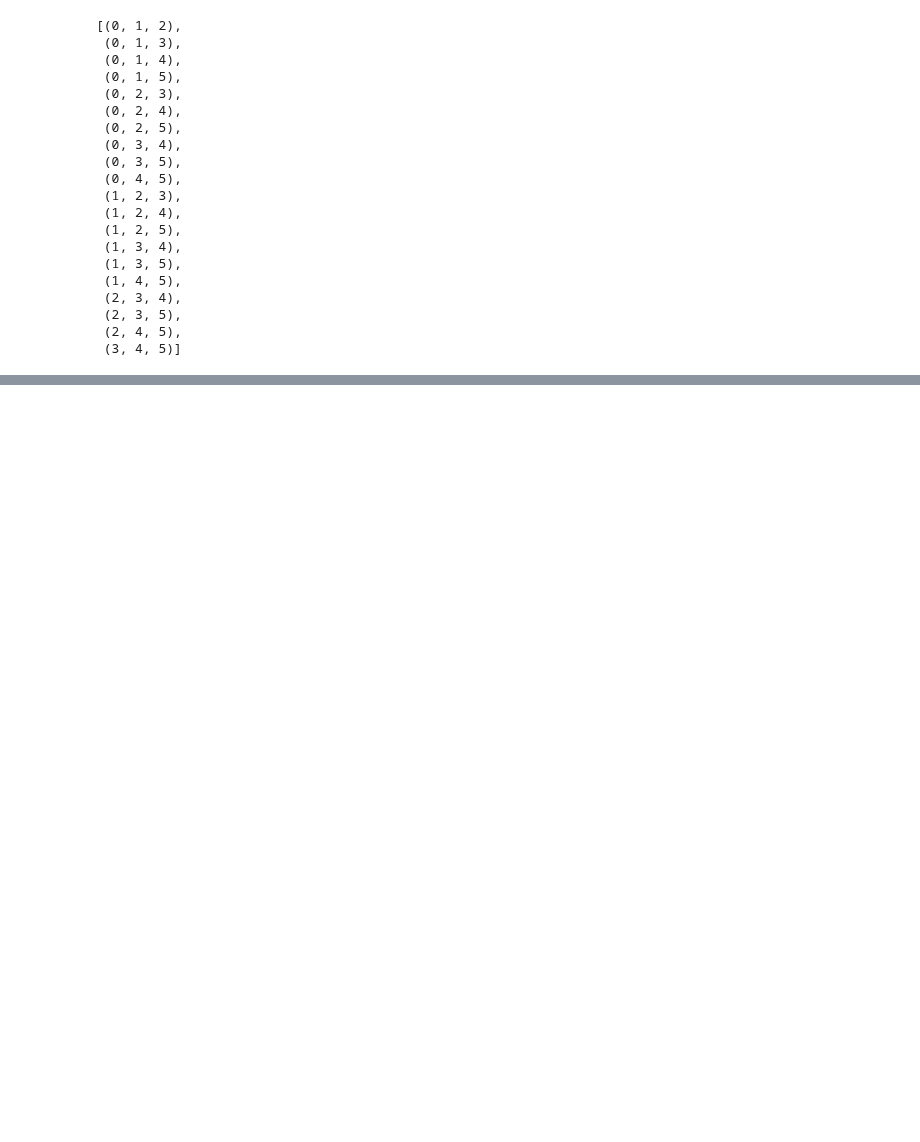
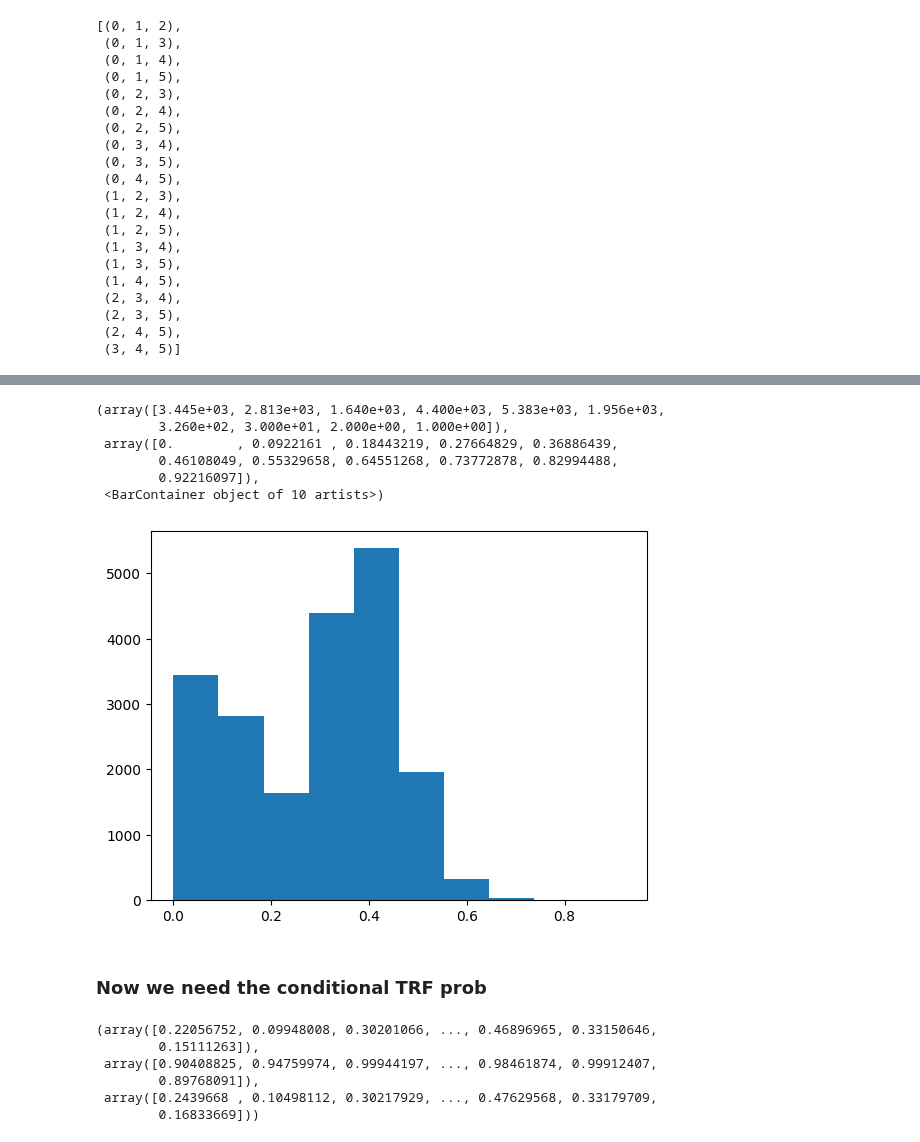
Before and after one commit to PocketCoffea/AnalysisConfigs, a Jupyter notebook: configs/ttHbb/tag_rate_function/TRF_Tests.ipynb, the cells around one changed output, grey strips where cells are left out. Drawn from its saved outputs; the diff is of its cells as text; code cells hidden in the pictures; blank space fills up the shorter version.

```diff
--- a/configs/ttHbb/tag_rate_function/TRF_Tests.ipynb
+++ b/configs/ttHbb/tag_rate_function/TRF_Tests.ipynb
@@ -202,0 +283,25 @@ out = comb_index(10, 3)
+# %%
+@numba.jit(nopython=True)
+def get_prob_M(M, effs):
+    out = np.ones(len(effs))
+    iev = 0
+
+    for eff in effs:
+        #print(eff)
+        njets = len(eff)
+
+        all_combinations_eff = 0.
+
+        for i_comb, comb in enumerate(combinations_numba(njets, M)):
+            value = 1.
+            for j, ef in zip(range(njets), eff):
+                if j in comb:
+                    value *= ef
+                else:
+                    value *= 1-ef
+            #Sum the value for this combination to the total
+            all_combinations_eff += value
+
+        out[iev] = all_combinations_eff
+        iev+=1
+    return out
@@ -202,0 +344,2 @@ out = comb_index(10, 3)
+# %%
+out = get_prob_M(4, eff_j)
@@ -202,0 +361,12 @@ out = comb_index(10, 3)
+# %%
+plt.hist(out)
+# %% [output]
+(array([3.445e+03, 2.813e+03, 1.640e+03, 4.400e+03, 5.383e+03, 1.956e+03,
+        3.260e+02, 3.000e+01, 2.000e+00, 1.000e+00]),
+ array([0.        , 0.0922161 , 0.18443219, 0.27664829, 0.36886439,
+        0.46108049, 0.55329658, 0.64551268, 0.73772878, 0.82994488,
+        0.92216097]),
+ <BarContainer object of 10 artists>)
+[figure, added]
+# %% [markdown]
+### Now we need the conditional TRF prob
@@ -202,0 +384,9 @@ out = comb_index(10, 3)
+# %%
+get_conditiona_TRF(4, 2, eff_j)
+# %% [output]
+(array([0.22056752, 0.09948008, 0.30201066, ..., 0.46896965, 0.33150646,
+        0.15111263]),
+ array([0.90408825, 0.94759974, 0.99944197, ..., 0.98461874, 0.99912407,
+        0.89768091]),
+ array([0.2439668 , 0.10498112, 0.30217929, ..., 0.47629568, 0.33179709,
+        0.16833669]))
```
Also changed, not shown: parts of 36 cells of this notebook.
